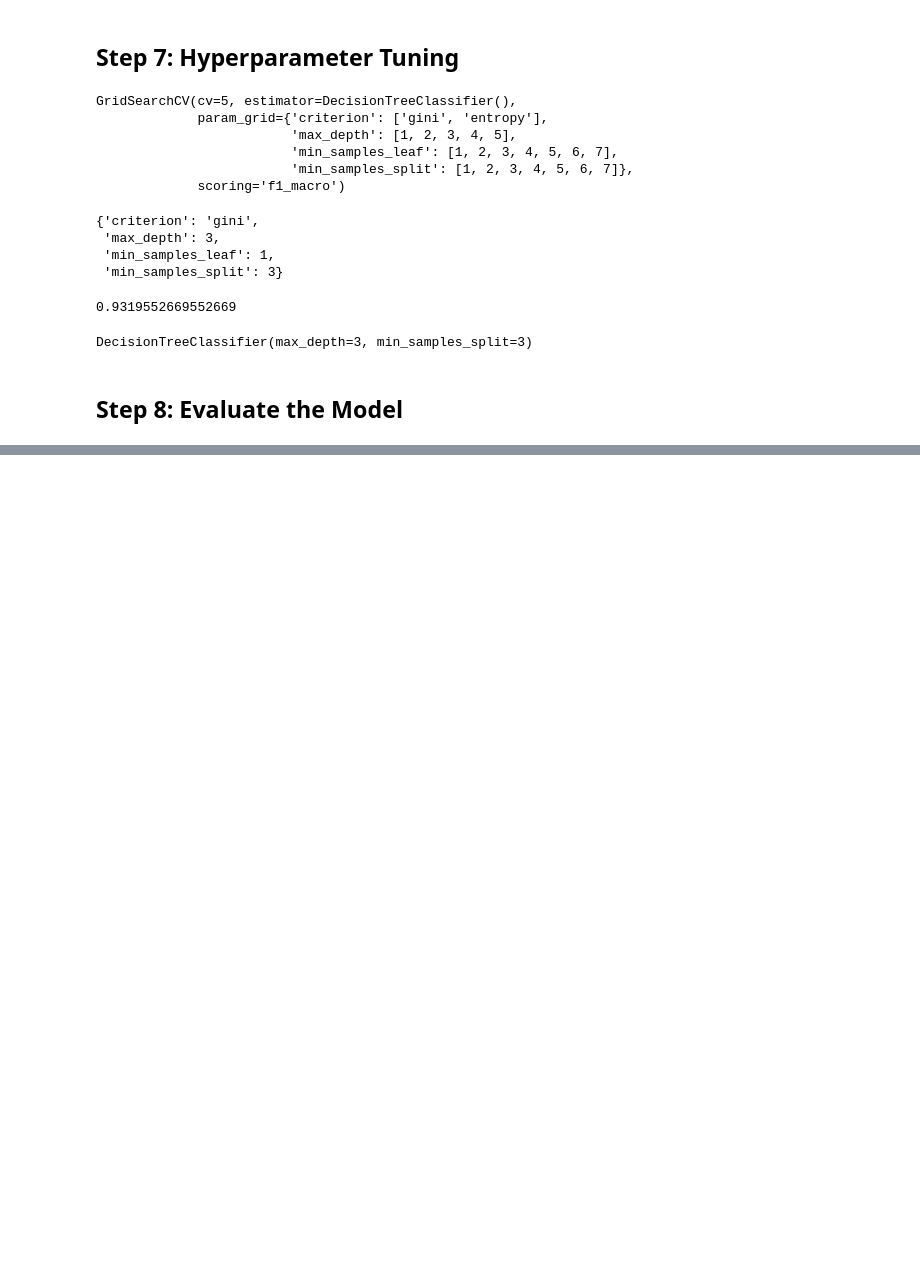
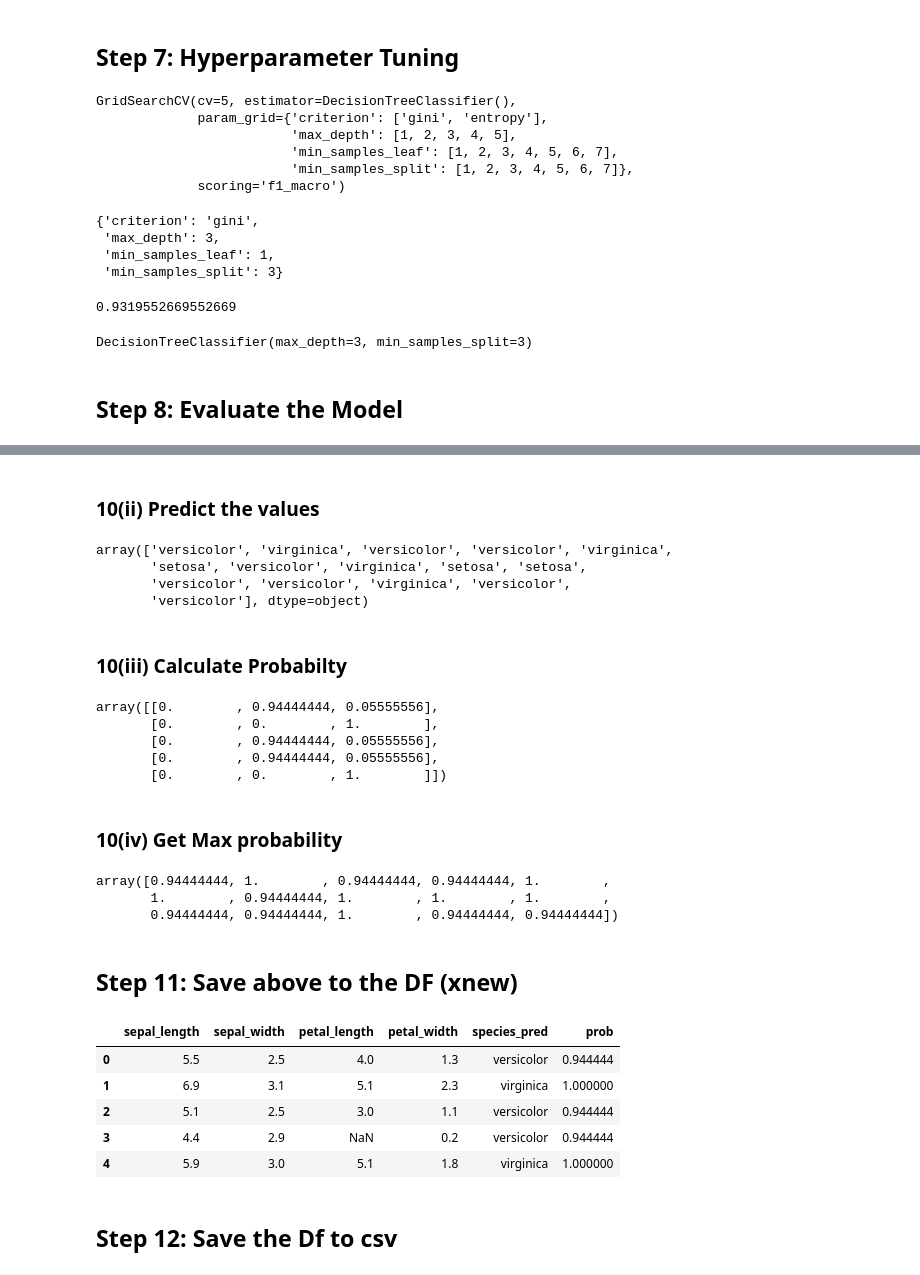
Before and after one commit to DeepikaJ08/ETLHiveML, a Jupyter notebook: Decision Tree Classification/DTC.ipynb, the cells around one changed output, grey strips where cells are left out. Drawn from its saved outputs; the diff is of its cells as text; code cells hidden in the pictures; blank space fills up the shorter version.

```diff
--- a/Decision Tree Classification/DTC.ipynb
+++ b/Decision Tree Classification/DTC.ipynb
@@ -222,0 +372,47 @@ DecisionTreeClassifier(max_depth=3, min_samples_split=3)
+# %% [markdown]
+### 10(ii) Predict the values
+# %%
+preds = best_dtc.predict(xnew_pre)
+preds
+# %% [output]
+array(['versicolor', 'virginica', 'versicolor', 'versicolor', 'virginica',
+       'setosa', 'versicolor', 'virginica', 'setosa', 'setosa',
+       'versicolor', 'versicolor', 'virginica', 'versicolor',
+       'versicolor'], dtype=object)
+# %% [markdown]
+### 10(iii) Calculate Probabilty
+# %%
+probs = best_dtc.predict_proba(xnew_pre)
+probs[0:5]
+# %% [output]
+array([[0.        , 0.94444444, 0.05555556],
+       [0.        , 0.        , 1.        ],
+       [0.        , 0.94444444, 0.05555556],
+       [0.        , 0.94444444, 0.05555556],
+       [0.        , 0.        , 1.        ]])
+# %% [markdown]
+### 10(iv) Get Max probability
+# %%
+import numpy as np
+max_probs = np.max(probs, axis=1)
+max_probs
+# %% [output]
+array([0.94444444, 1.        , 0.94444444, 0.94444444, 1.        ,
+       1.        , 0.94444444, 1.        , 1.        , 1.        ,
+       0.94444444, 0.94444444, 1.        , 0.94444444, 0.94444444])
+# %% [markdown]
+## Step 11: Save above to the DF (xnew)
+# %%
+xnew['species_pred'] = preds
+xnew['prob'] = max_probs
+# %%
+xnew.head()
+# %% [output]
+|  | sepal_length | sepal_width | petal_length | petal_width | species_pred | prob |
+| 0 | 5.5 | 2.5 | 4.0 | 1.3 | versicolor | 0.944444 |
+| 1 | 6.9 | 3.1 | 5.1 | 2.3 | virginica | 1.000000 |
+| 2 | 5.1 | 2.5 | 3.0 | 1.1 | versicolor | 0.944444 |
+| 3 | 4.4 | 2.9 | NaN | 0.2 | versicolor | 0.944444 |
+| 4 | 5.9 | 3.0 | 5.1 | 1.8 | virginica | 1.000000 |
+# %% [markdown]
+## Step 12: Save the Df to csv
```
Also changed, not shown: parts of 31 cells of this notebook.
